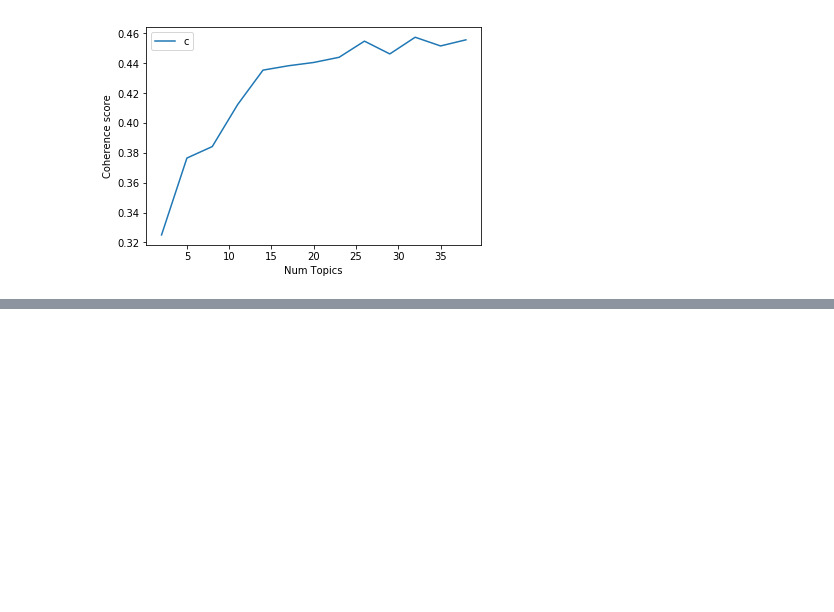
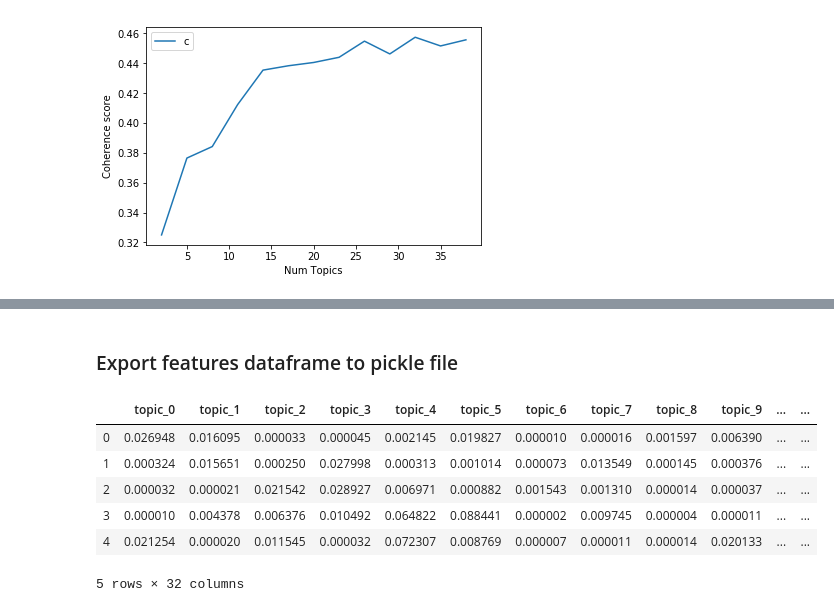
Before and after one commit to PejicM/Legal-Case-Reports-Topic-Modeling, a Jupyter notebook: topic_modeling.ipynb, the cells around one changed output, grey strips where cells are left out. Saved outputs shown, nothing was run; the diff lists cells and outputs as text; code cells hidden in the pictures; blank space fills up the shorter version.

```diff
--- a/topic_modeling.ipynb
+++ b/topic_modeling.ipynb
@@ -346,2 +455,7 @@ plot_coherence_scores(coherence_values, limit=40, start=2, step=3)
 # %% [output]
 [figure]
+# %%
+# print coherence scores
+x = range(start, limit, step)
+for m, cv in zip(x, coherence_values):
+    print("Num Topics =", m, " has Coherence Value of", round(cv, 4))
@@ -347,0 +476,5 @@ plot_coherence_scores(coherence_values, limit=40, start=2, step=3)
+# %%
+num_topics = x[10]
+optimal_model = model_list[10]
+model_topics = optimal_model.show_topics(formatted=False)
+pprint(optimal_model.print_topics(num_words=10))
@@ -347,0 +505,2 @@ plot_coherence_scores(coherence_values, limit=40, start=2, step=3)
+# %%
+optimal_model = load_model('lda.model')
@@ -347,0 +568,15 @@ plot_coherence_scores(coherence_values, limit=40, start=2, step=3)
+# %%
+feature_vectors = create_topics_feature_vector(optimal_model, dictionary, corpus, num_topics)
+# %% [markdown]
+### Export features dataframe to pickle file
+# %%
+df = create_feature_dataframe(feature_vectors)
+df.head()
+# %% [output]
+|  | topic_0 | topic_1 | topic_2 | topic_3 | topic_4 | topic_5 | topic_6 | topic_7 | topic_8 | topic_9 | ... | ... |
+| 0 | 0.026948 | 0.016095 | 0.000033 | 0.000045 | 0.002145 | 0.019827 | 0.000010 | 0.000016 | 0.001597 | 0.006390 | ... | ... |
+| 1 | 0.000324 | 0.015651 | 0.000250 | 0.027998 | 0.000313 | 0.001014 | 0.000073 | 0.013549 | 0.000145 | 0.000376 | ... | ... |
+| 2 | 0.000032 | 0.000021 | 0.021542 | 0.028927 | 0.006971 | 0.000882 | 0.001543 | 0.001310 | 0.000014 | 0.000037 | ... | ... |
+| 3 | 0.000010 | 0.004378 | 0.006376 | 0.010492 | 0.064822 | 0.088441 | 0.000002 | 0.009745 | 0.000004 | 0.000011 | ... | ... |
+| 4 | 0.021254 | 0.000020 | 0.011545 | 0.000032 | 0.072307 | 0.008769 | 0.000007 | 0.000011 | 0.000014 | 0.020133 | ... | ... |
+5 rows × 32 columns
```
Also changed, not shown: parts of 35 cells of this notebook, 7 other files.
